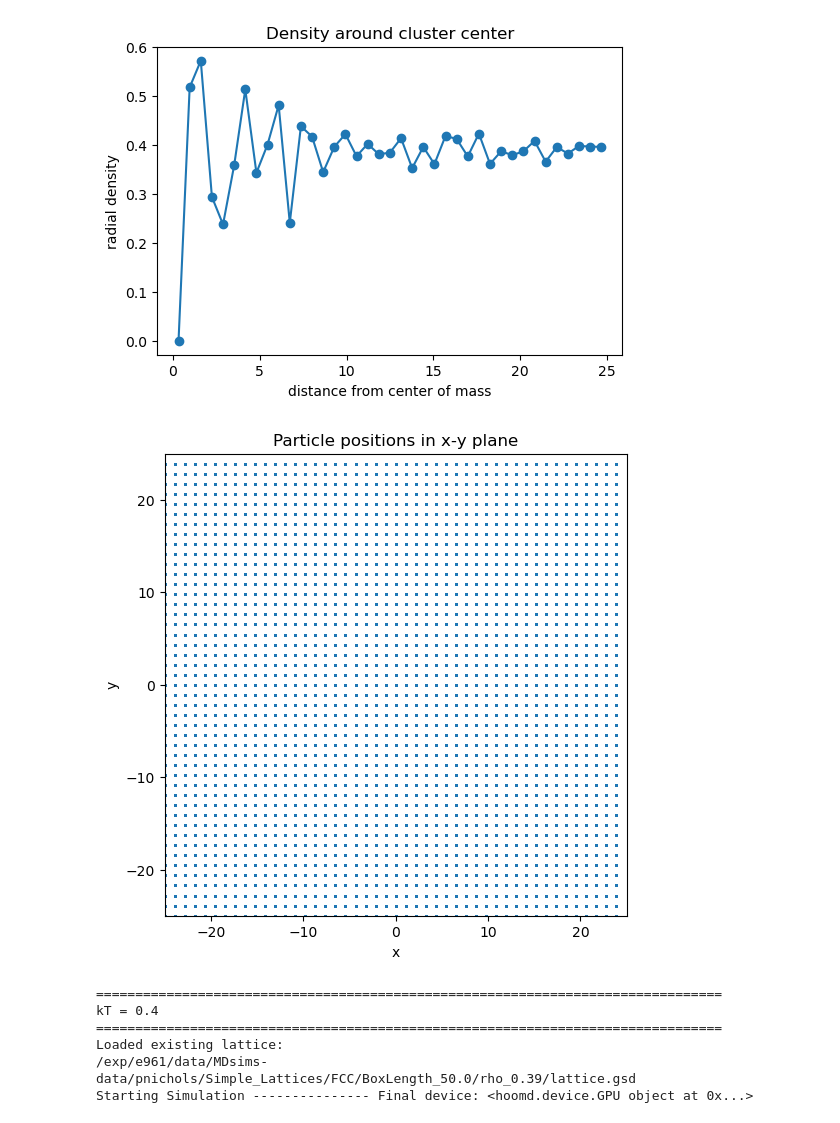
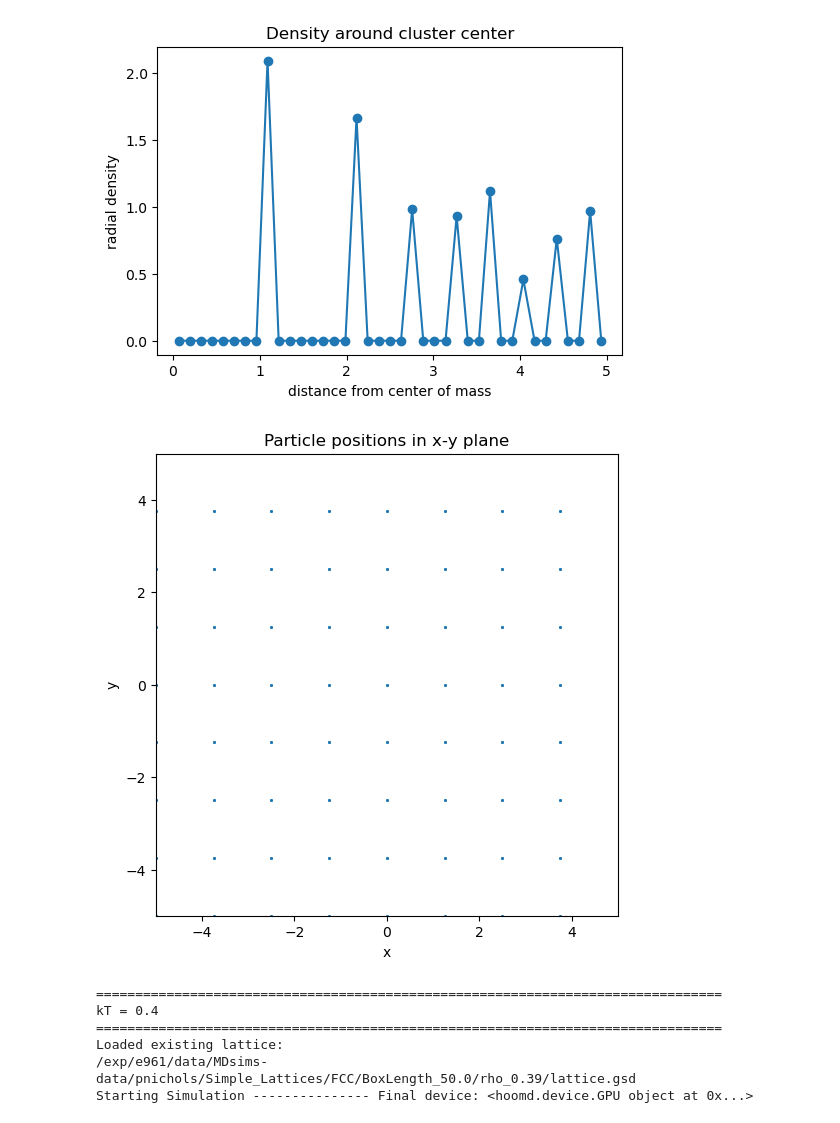
Before and after one commit to SBC-Collaboration/MDsims, a Jupyter notebook: ClumpingTests.ipynb, the cells around one changed output. Cells and saved outputs as stored; diff of their text form; code cells hidden in the pictures.

```diff
--- a/ClumpingTests.ipynb
+++ b/ClumpingTests.ipynb
@@ -5,6 +5,12 @@ import md_Helpers.Simulation_Helpers as sh
 import md_Helpers.Logging_Helpers as lh
 import md_Helpers.viz_helpers as vh
 from md_Helpers.Project_Paths import THERMALIZED_STATES_ROOT
+
+
+
+import numpy as np
+import matplotlib.pyplot as plt
+import hoomd
 
 
 import importlib
@@ -17,8 +23,8 @@ importlib.reload(vh)
 
 
 ##################################################
-BoxLength = 50
-rho = .39
+BoxLength = 10
+rho = .37
 
 frame = cl.make_lattice_frame(
     BoxLength=BoxLength,
@@ -38,12 +44,6 @@ sim = sh.thermalize_and_randomize(sim, nsteps=0, log = False)
 # ============================================================
 # Diagnose whether FCC "center clumping" is real or visualization
 # ============================================================
-
-
-
-import numpy as np
-import matplotlib.pyplot as plt
-import hoomd
 
 # Get current snapshot
 snap = sim.state.get_snapshot()
@@ -95,5 +101,5 @@ max distance from COM = 42.33617475310795
-[figure, old version]
+[figure, new version]
-[figure, old version]
+[figure, new version]
 # %%
 # ============================================================
 # Compare low kT vs high kT behavior
```
Also changed, not shown: parts of 1 cell of this notebook, 10 other files.
